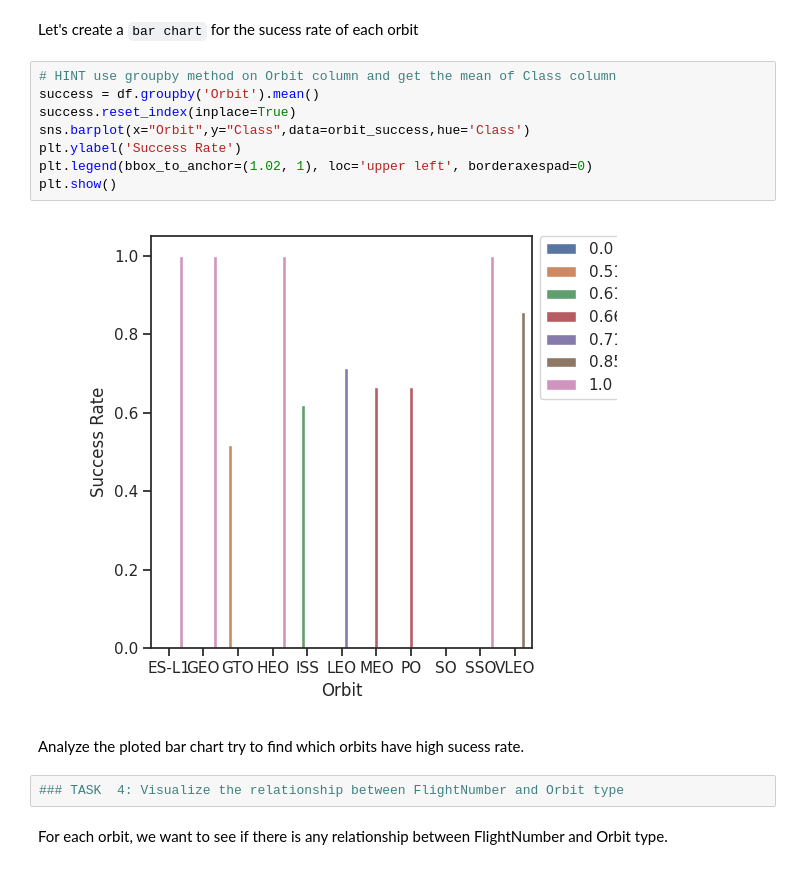
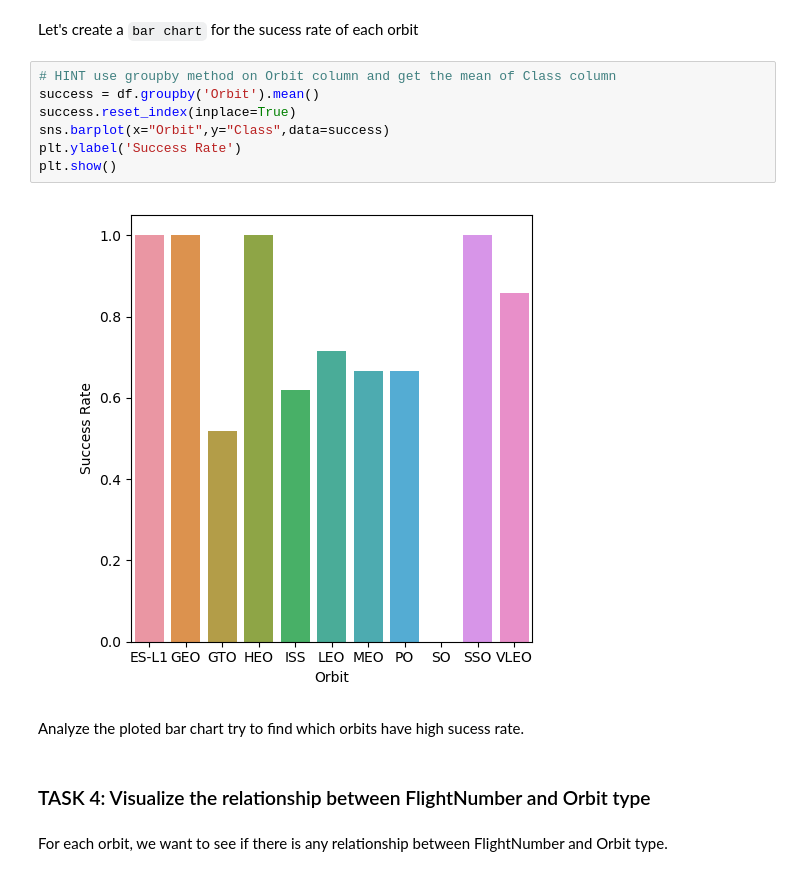
Before and after one commit to hgomez32/IBM-Respository, a Jupyter notebook: Applied Data Science Capstone/Week 2/Exploratory Data Analysis with Visualization.ipynb, the cells around one changed output. Cells and saved outputs as stored; diff of their text form.

```diff
--- a/Applied Data Science Capstone/Week 2/Exploratory Data Analysis with Visualization.ipynb
+++ b/Applied Data Science Capstone/Week 2/Exploratory Data Analysis with Visualization.ipynb
@@ -135,17 +135,16 @@ Let's create a `bar chart` for the sucess rate of each orbit
 # %%
 # HINT use groupby method on Orbit column and get the mean of Class column
 success = df.groupby('Orbit').mean()
 success.reset_index(inplace=True)
-sns.barplot(x="Orbit",y="Class",data=orbit_success,hue='Class')
+sns.barplot(x="Orbit",y="Class",data=success)
 plt.ylabel('Success Rate')
-plt.legend(bbox_to_anchor=(1.02, 1), loc='upper left', borderaxespad=0)
 plt.show()
 # %% [output]
-[figure, old version]
+[figure, new version]
 # %% [markdown]
 Analyze the ploted bar chart try to find which orbits have high sucess rate.
-# %%
-### TASK  4: Visualize the relationship between FlightNumber and Orbit type
+# %% [markdown]
+### TASK  4: Visualize the relationship between FlightNumber and Orbit type
 # %% [markdown]
 For each orbit, we want to see if there is any relationship between FlightNumber and Orbit type.
 # %%
```
Also changed, not shown: parts of 20 cells of this notebook.
